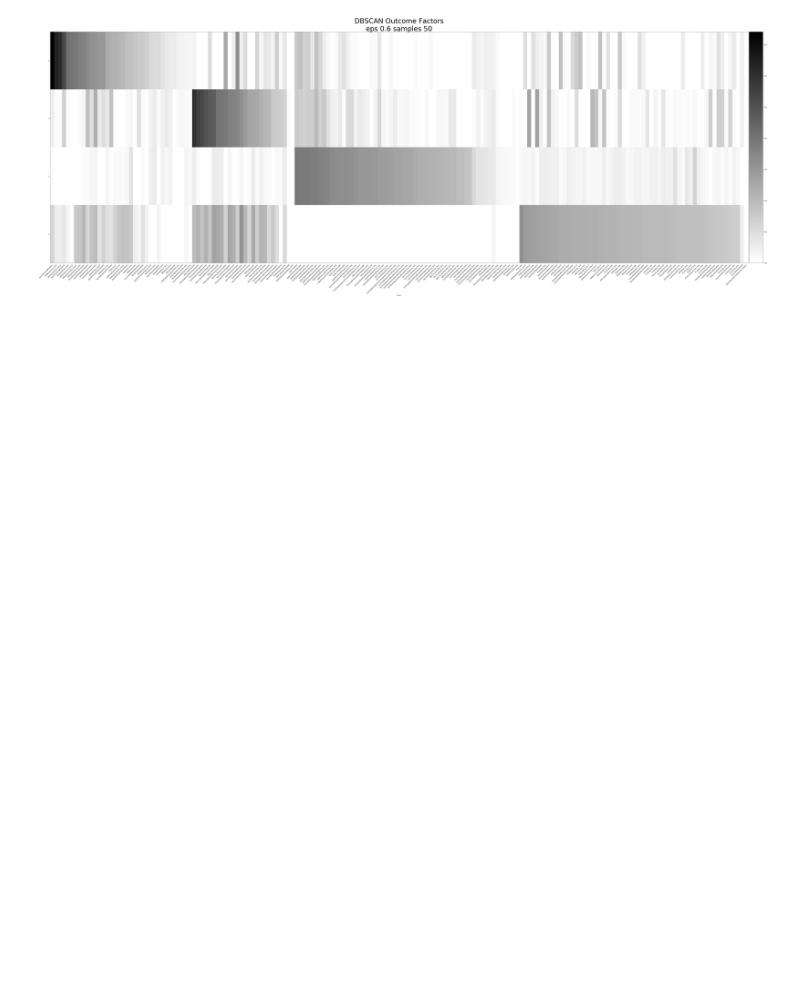
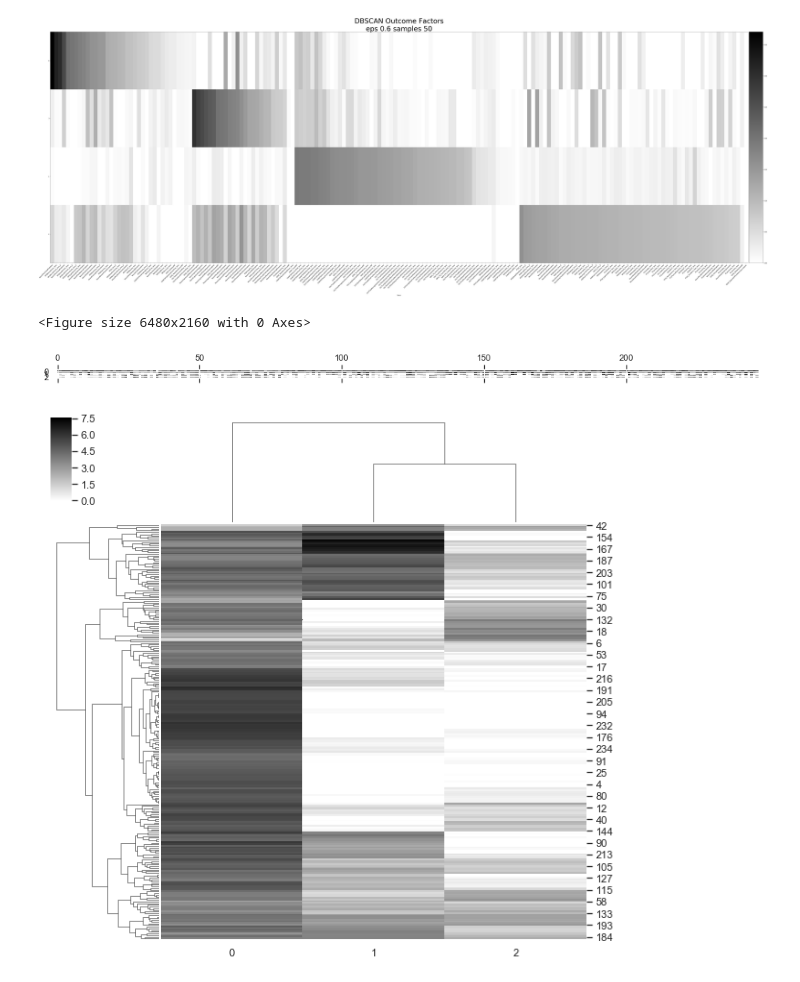
Before and after one commit to BouchardLab/ML_4_prec_prognosis, a Jupyter notebook: notebooks/uoinmf_dbscan.ipynb, the cells around one changed output. Drawn from its saved outputs; the diff is of its cells as text; code cells hidden in the pictures; blank space fills up the shorter version.

```diff
--- a/notebooks/uoinmf_dbscan.ipynb
+++ b/notebooks/uoinmf_dbscan.ipynb
@@ -71,4 +46,6 @@ dir(activ.analytics)
 db = DBSCAN(eps=.6, min_samples=50)
 uoinmf = UoINMF(ranks=list(range(2,20)),dbscan=db)
 uoinmf.fit(data_oc)
+oc_weight = uoinmf.fit_transform(data_oc)
+print(oc_weight.shape)
 # %% [output]
@@ -87,6 +57,14 @@ nmf_bases_heatmap(uoinmf.components_, data.outcome_features, sort=True, ax=None,
 plt.savefig('/Users/ahyeon/Desktop/activ misc/dbscan_oc.pdf')
 # %% [output]
 [figure]
+# %%
+plt.figure(figsize=(90,30))
+plt.matshow(oc_weight.T, cmap='gray_r')
+g = sns.clustermap(oc_weight, cmap='gray_r')
+# %% [output]
+<Figure size 6480x2160 with 0 Axes>
+[figure, added]
+[figure, added]
 # %%
 # biomarkers
 db_bm = DBSCAN(eps=.6, min_samples=55)
```
Also changed, not shown: parts of 7 cells of this notebook, 13 other files.
